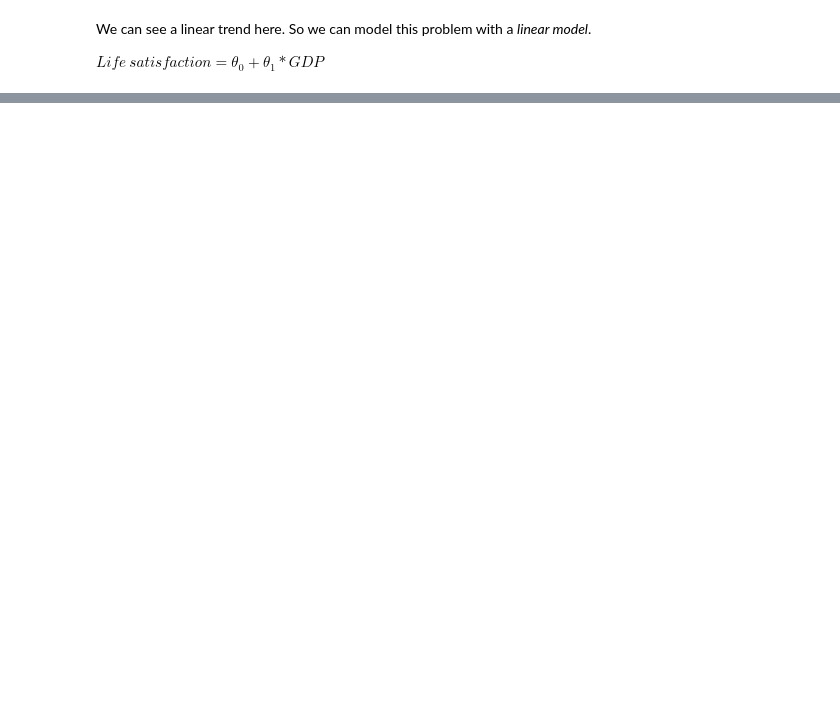
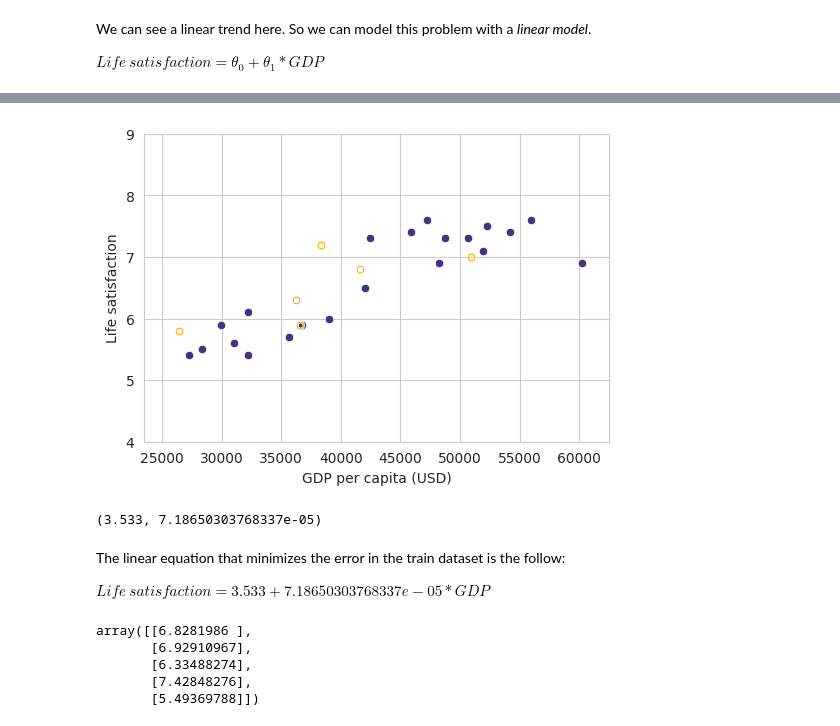
Before and after one commit to wilberquito/ML, a Jupyter notebook: linear-regression/life-sat/Life-Satisfaction.ipynb, the cells around one changed output, grey strips where cells are left out. Cells and saved outputs as stored; diff of their text form; code cells hidden in the pictures; blank space fills up the shorter version.

```diff
--- a/linear-regression/life-sat/Life-Satisfaction.ipynb
+++ b/linear-regression/life-sat/Life-Satisfaction.ipynb
@@ -114,0 +211,46 @@ plt.show()
+# %%
+fig, ax = plt.subplots(1, 1, figsize=(6, 4))
+
+sns.scatterplot(x=X_train.ravel(), y=y_train.ravel())
+sns.scatterplot(x=X_test.ravel(), y=y_test.ravel(), color="orange", marker="$\circ$")
+
+ax.set_xlim([xmin, xmax])
+ax.set_ylim([ymin, ymax])
+ax.set_xlabel("GDP per capita (USD)")
+ax.set_ylabel("Life satisfaction")
+
+plt.show()
+# %% [output]
+[figure, added]
+# %%
+model = LinearRegression()
+model.fit(X_train, y_train)
+
+t0 = round(model.intercept_[0], 3)
+t1 = model.coef_[0][0]
+
+t0, t1
+# %% [output]
+(3.533, 7.18650303768337e-05)
+# %%
+markdown = f"""
+The linear equation that minimizes the error in the train dataset is the follow:
+
+$Life \ satisfaction = {t0} + {t1} * GDP$
+"""
+
+display(Markdown(markdown))
+# %% [output]
+
+The linear equation that minimizes the error in the train dataset is the follow:
+
+$Life \ satisfaction = 3.533 + 7.18650303768337e-05 * GDP$
+# %%
+yhat_train = model.predict(X_train)
+yhat_train[:5]
+# %% [output]
+array([[6.8281986 ],
+       [6.92910967],
+       [6.33488274],
+       [7.42848276],
+       [5.49369788]])
```
Also changed, not shown: parts of 30 cells of this notebook, 1 other file.
